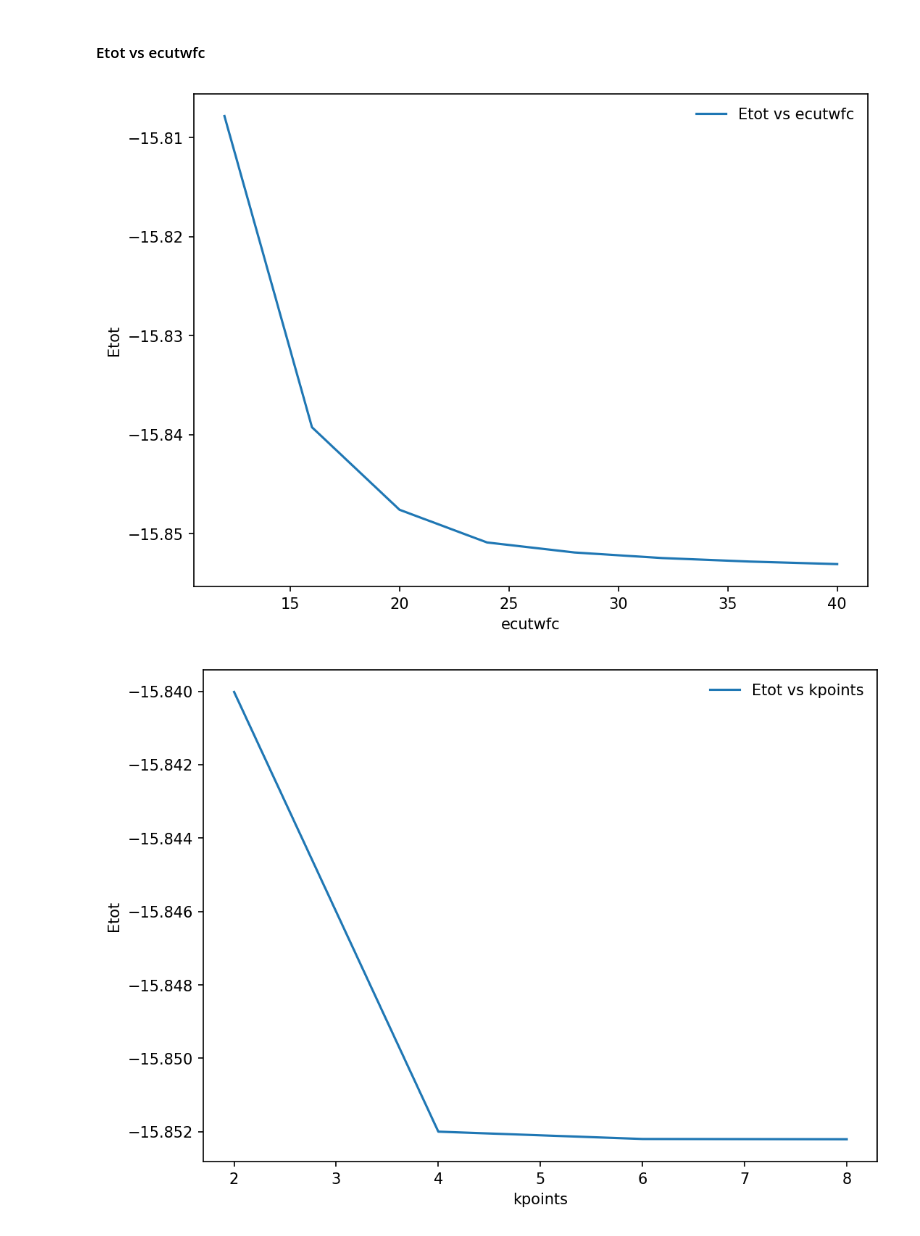
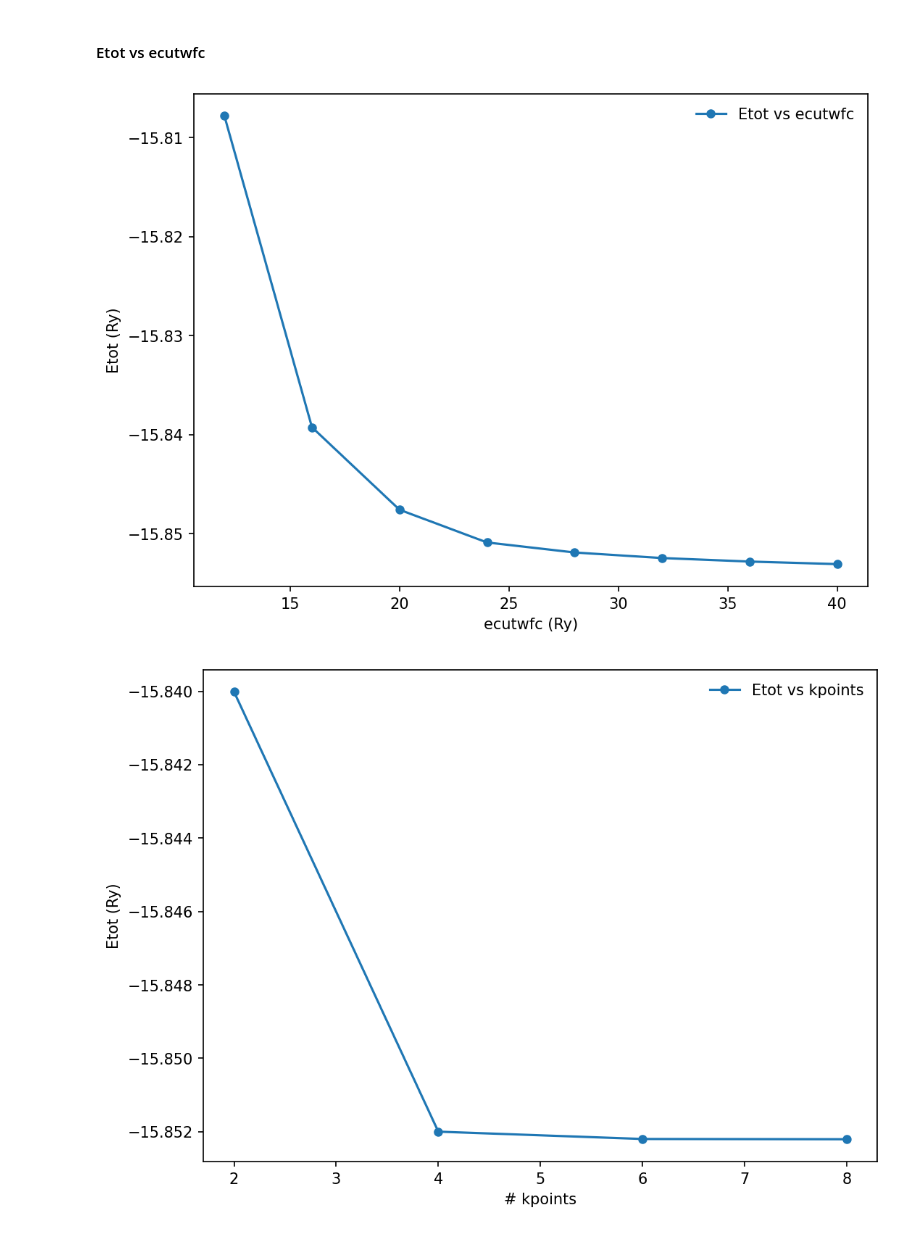
Before and after one commit to pranabdas/espresso, a Jupyter notebook: notebooks/silicon-scf.ipynb, the cells around one changed output. Saved outputs shown, nothing was run; the diff lists cells and outputs as text; code cells hidden in the pictures.

```diff
--- a/notebooks/silicon-scf.ipynb
+++ b/notebooks/silicon-scf.ipynb
@@ -11,21 +11,21 @@ plt.rcParams["figure.facecolor"]="white"
 # %%
 # plt.figure(figsize = (8, 6))
 x, y = np.loadtxt('../src/silicon/etot-vs-ecutwfc.dat', delimiter=' ', unpack=True)
-plt.plot(x, y, label='Etot vs ecutwfc')
-plt.xlabel('ecutwfc')
-plt.ylabel('Etot')
+plt.plot(x, y, "o-", markersize=5, label='Etot vs ecutwfc')
+plt.xlabel('ecutwfc (Ry)')
+plt.ylabel('Etot (Ry)')
 plt.legend(frameon=False)
 plt.show()
 # %% [output]
-[figure, old version]
+[figure, new version]
 # %%
 x, y = np.loadtxt('../src/silicon/etot-vs-kpoint.dat', delimiter=' ', unpack=True)
-plt.plot(x, y, label='Etot vs kpoints')
-plt.xlabel('kpoints')
-plt.ylabel('Etot')
+plt.plot(x, y, "o-", markersize=5, label='Etot vs kpoints')
+plt.xlabel('# kpoints')
+plt.ylabel('Etot (Ry)')
 plt.legend(frameon=False)
 plt.show()
 # %% [output]
-[figure, old version]
+[figure, new version]
 # %%
 x, y = np.loadtxt('../src/silicon/etot-vs-alat.dat', delimiter=' ', unpack=True)
```
Also changed, not shown: parts of 1 cell of this notebook, 42 other files.
